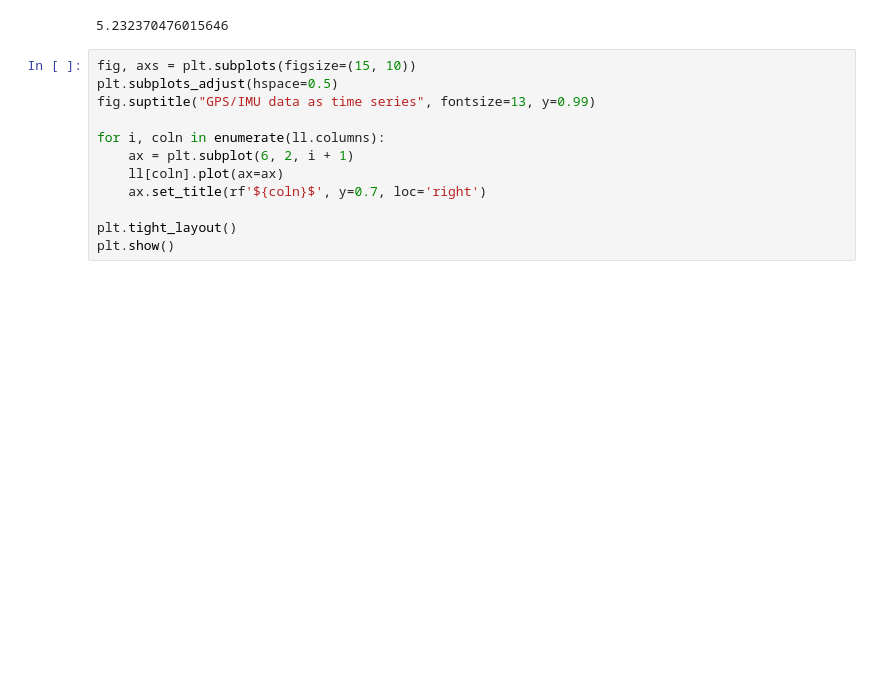
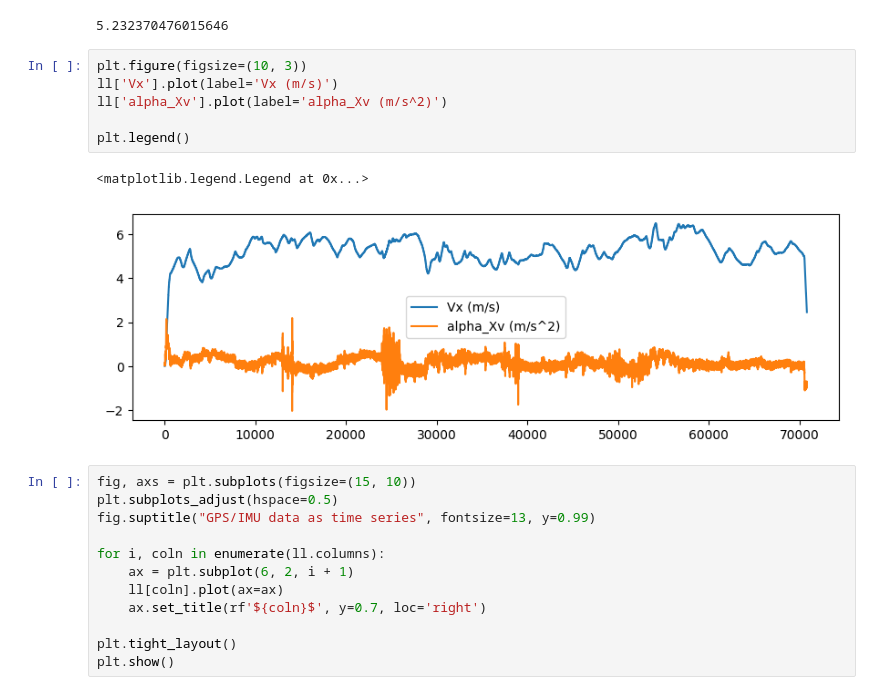
Before and after one commit to jarviskroos7/PATH_vehicle_localization, a Jupyter notebook: code/segment_generation.ipynb, the cells around one changed output. Cells and saved outputs as stored; diff of their text form; blank space fills up the shorter version.

```diff
--- a/code/segment_generation.ipynb
+++ b/code/segment_generation.ipynb
@@ -92,6 +92,15 @@ ll.head()
 np.average(ll['Vx'])
 # %% [output]
 5.232370476015646
+# %%
+plt.figure(figsize=(10, 3))
+ll['Vx'].plot(label='Vx (m/s)')
+ll['alpha_Xv'].plot(label='alpha_Xv (m/s^2)')
+
+plt.legend()
+# %% [output]
+<matplotlib.legend.Legend at 0x...>
+[figure, added]
 # %%
 fig, axs = plt.subplots(figsize=(15, 10))
 plt.subplots_adjust(hspace=0.5)
```
Also changed, not shown: 2 other files.
